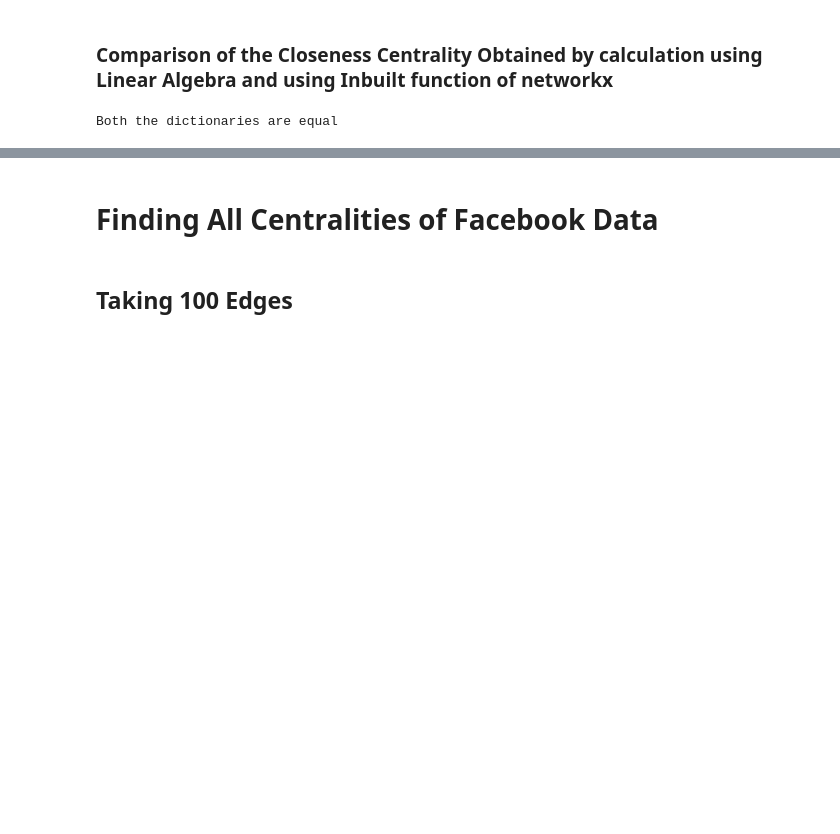
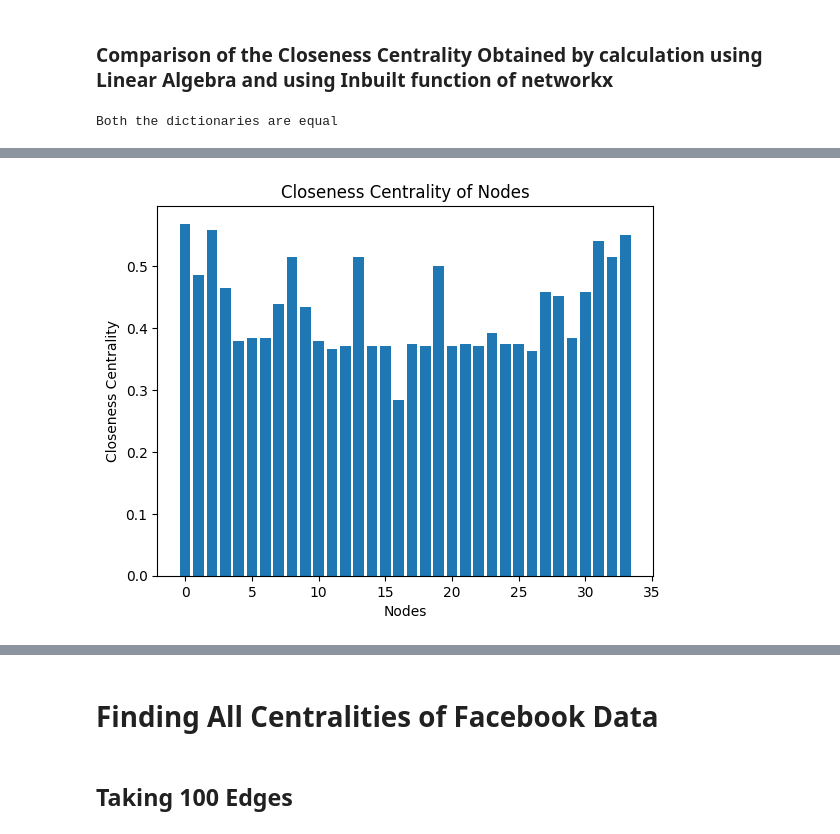
Before and after one commit to techoflashh/LA-Project, a Jupyter notebook: ProjectNotebook.ipynb, the cells around one changed output, grey strips where cells are left out. Saved outputs shown, nothing was run; the diff lists cells and outputs as text; code cells hidden in the pictures; blank space fills up the shorter version.

```diff
--- a/ProjectNotebook.ipynb
+++ b/ProjectNotebook.ipynb
@@ -247,0 +300,11 @@ Both the dictionaries are equal
+# %%
+x = closeness_centrality_inBuilt.keys()
+y = closeness_centrality_inBuilt.values()
+
+plt.bar(x,y)
+plt.title("Closeness Centrality of Nodes")
+plt.xlabel("Nodes")
+plt.ylabel("Closeness Centrality")
+plt.show()
+# %% [output]
+[figure, added]
```
Also changed, not shown: parts of 17 cells of this notebook, 11 other files.
